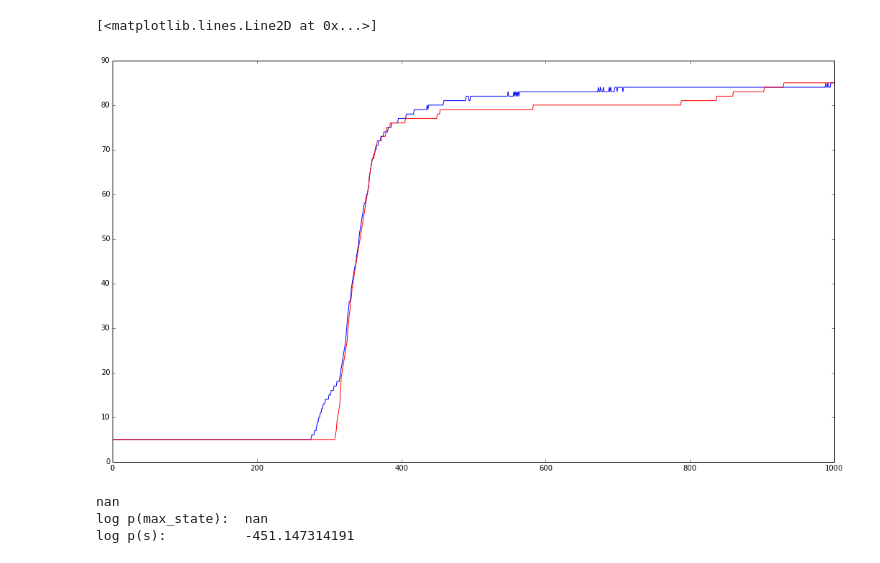
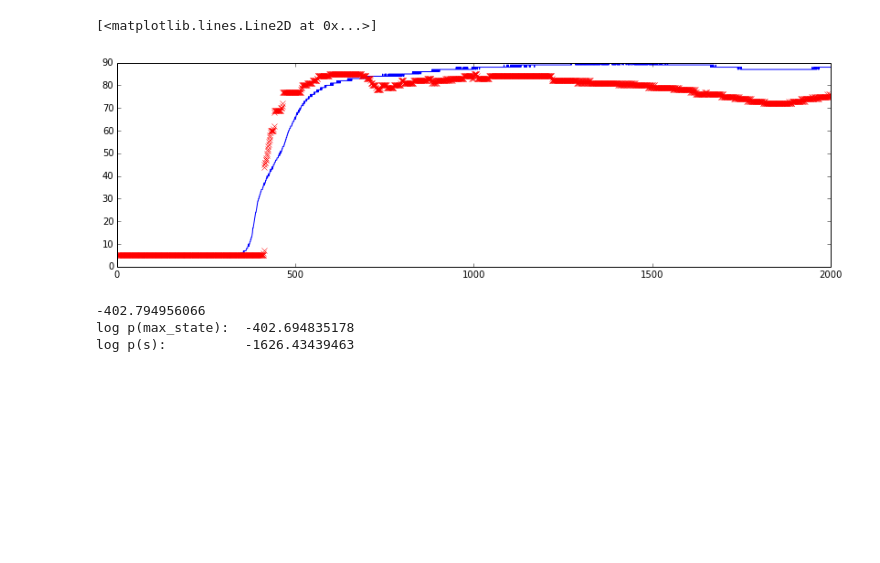
Before and after one commit to surban/ml, a Jupyter notebook: notebooks/Skin-Chain.ipynb, the cells around one changed output. Drawn from its saved outputs; the diff is of its cells as text; code cells hidden in the pictures; blank space fills up the shorter version.

Commit message:
gaussian skin chain

```diff
--- a/notebooks/Skin-Chain.ipynb
+++ b/notebooks/Skin-Chain.ipynb
@@ -16,8 +16,8 @@ from climin.gd import GradientDescent
 from climin.bfgs import Bfgs, Lbfgs
 from climin.rmsprop import RmsProp
 
-ws = SkinWorkingset("raising_small", (1,1), force_step=0.1, skin_step=0.02, curve_limit=4)
-#ws = SkinWorkingset("bidir_small", (1,1), force_step=0.1, skin_step=0.02)
+#ws = SkinWorkingset("raising_small", (1,1), force_step=0.1, skin_step=0.02, curve_limit=4)
+ws = SkinWorkingset("bidir_small", (1,1), force_step=0.1, skin_step=0.02)
 #ws = SkinWorkingset("bidir_small", (3,3), force_step=0.1, skin_step=0.005, skin_max=1)
 print "force states: ", ws.discrete_force_states
 print "skin states:  ", ws.discrete_skin_states
@@ -58,30 +45,30 @@ array([ 0.,  0.,  0.,  0.,  0.,  1.,  0.,  0.,  0.,  0.,  0.,  0.,  0.,
 # %%
-smpl = 1
+smpl = 21
 prt = 'trn'
 
-f = ws.discrete_force[prt][0:1000, smpl]
-s = ws.discrete_skin[prt][0:1000, smpl]
+f = ws.discrete_force[prt][0:2000, smpl]
+s = ws.discrete_skin[prt][0:2000, smpl]
 v = ws.valid[prt][:, smpl]
 max_v = np.nonzero(v)
 last_valid = max_v[0][-1]
 f = f[0:last_valid-10]
 s = s[0:last_valid-10]
 
 max_state, logpmax = cc.most_probable_states(f)
 
-figsize(18,10)
+figsize(14,4)
 plt.clf()
 plt.hold(True)
 plot(s, 'b')
-plot(max_state, 'r')
+plot(max_state, 'rx')
 # %% [output]
 [<matplotlib.lines.Line2D at 0x...>]
-[figure, old version]
+[figure, new version]
 # %%
 print logpmax
 print "log p(max_state): ", cc.log_p(max_state, f)
 print "log p(s):         ", cc.log_p(s, f)
 # %% [output]
-nan
-log p(max_state):  nan
-log p(s):          -451.147314191
+-402.794956066
+log p(max_state):  -402.694835178
+log p(s):          -1626.43439463
```
Also changed, not shown: parts of 5 cells of this notebook, 5 other files.
